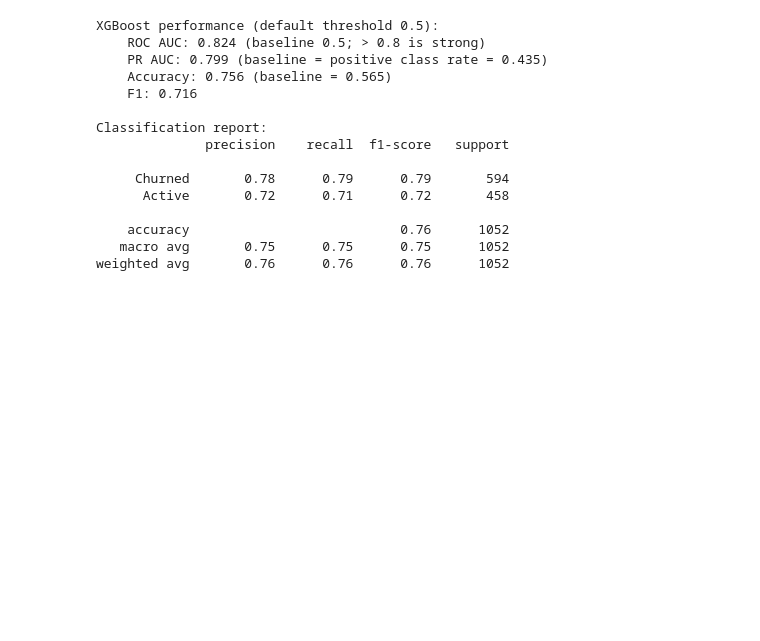
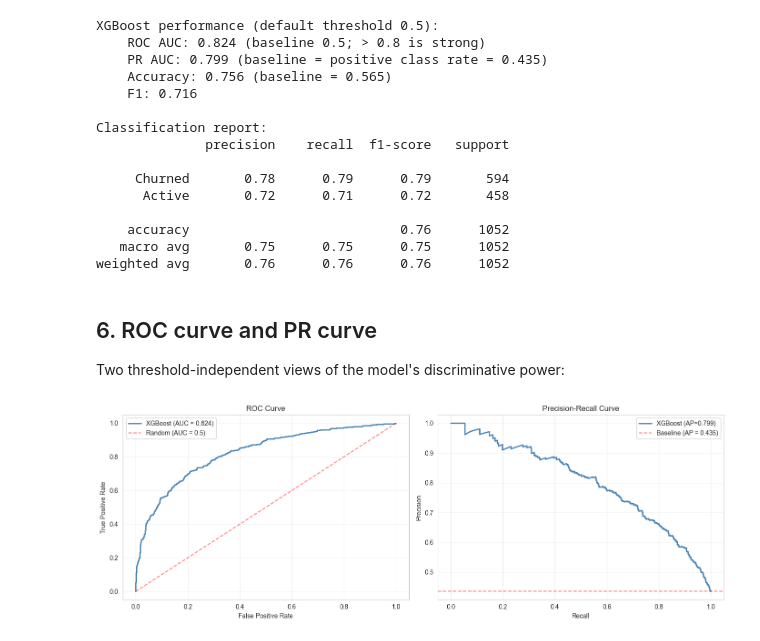
Before and after one commit to JomarHAN/ML-UCI-Online-Retail-II, a Jupyter notebook: notebooks/06_churn_prediction.ipynb, the cells around one changed output. Saved outputs shown, nothing was run; the diff lists cells and outputs as text; code cells hidden in the pictures; blank space fills up the shorter version.

Commit message:
6. ROC curve and PR curve

```diff
--- a/notebooks/06_churn_prediction.ipynb
+++ b/notebooks/06_churn_prediction.ipynb
@@ -213,3 +213,34 @@ Classification report:
     accuracy                           0.76      1052
    macro avg       0.75      0.75      0.75      1052
 weighted avg       0.76      0.76      0.76      1052
+# %% [markdown]
+## 6. ROC curve and PR curve
+Two threshold-independent views of the model's discriminative power:
+# %%
+fig, (ax1, ax2) = plt.subplots(1, 2, figsize=(14, 5))
+
+# ROC Curve
+fpr, tpr, _ = roc_curve(y_test, y_proba)
+ax1.plot(fpr, tpr, color='steelblue', linewidth=2, label=f'XGBoost (AUC = {roc_auc:.3f})')
+ax1.plot([0,1],[0,1], 'r--', alpha=0.5, label='Random (AUC = 0.5)')
+ax1.set_xlabel('False Positive Rate')
+ax1.set_ylabel('True Positive Rate')
+ax1.set_title('ROC Curve')
+ax1.legend()
+ax1.grid(True, alpha=0.3)
+
+# PR Curve
+precision, recall, _ = precision_recall_curve(y_test, y_proba)
+ax2.plot(recall, precision, color='steelblue', linewidth=2, label=f'XGBoost (AP={pr_auc:.3f})')
+ax2.axhline(y_test.mean(), color='r', linestyle='--', alpha=0.5, label=f'Baseline (AP = {y_test.mean():.3f})')
+ax2.set_xlabel('Recall')
+ax2.set_ylabel('Precision')
+ax2.set_title('Precision-Recall Curve')
+ax2.legend()
+ax2.grid(True, alpha=0.3)
+
+plt.tight_layout()
+plt.savefig(REPORTS_DIR / 'churn_roc_pr_curves.png', dpi=120, bbox_inches='tight')
+plt.show()
+# %% [output]
+[figure, added]
```
Also changed, not shown: parts of 1 cell of this notebook, 1 other file.
